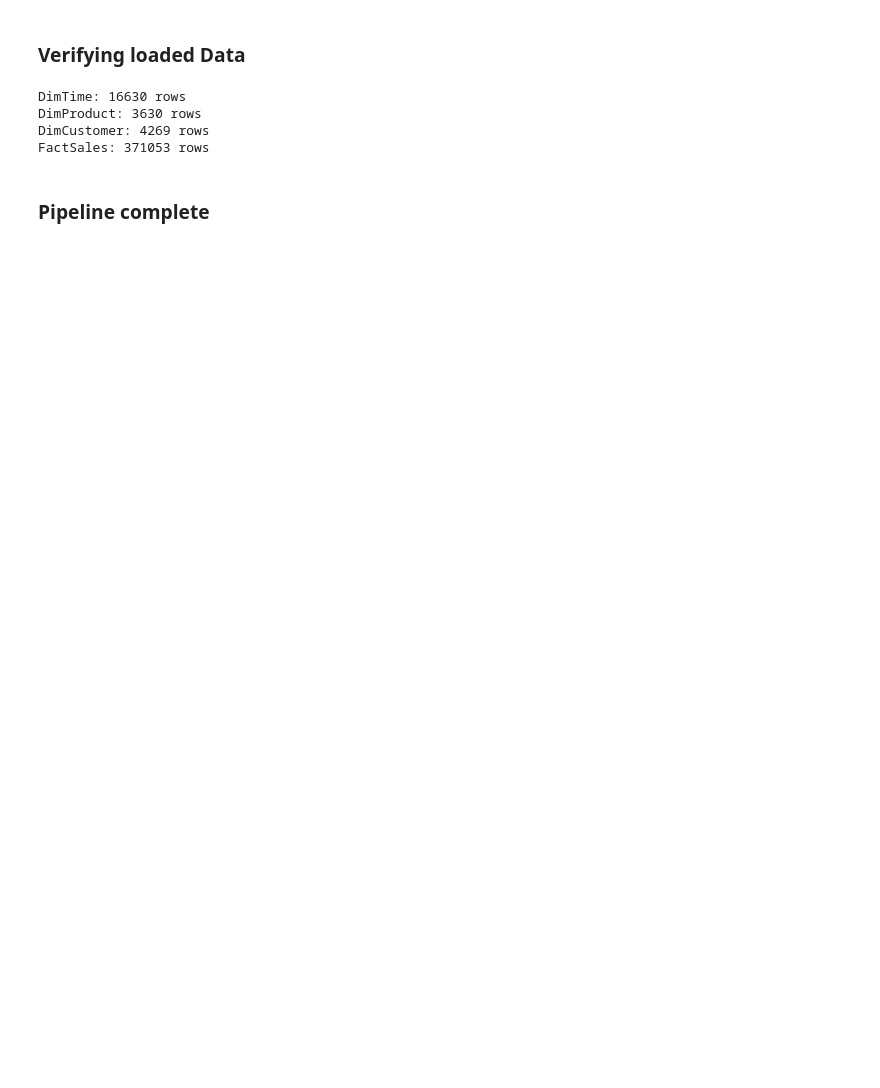
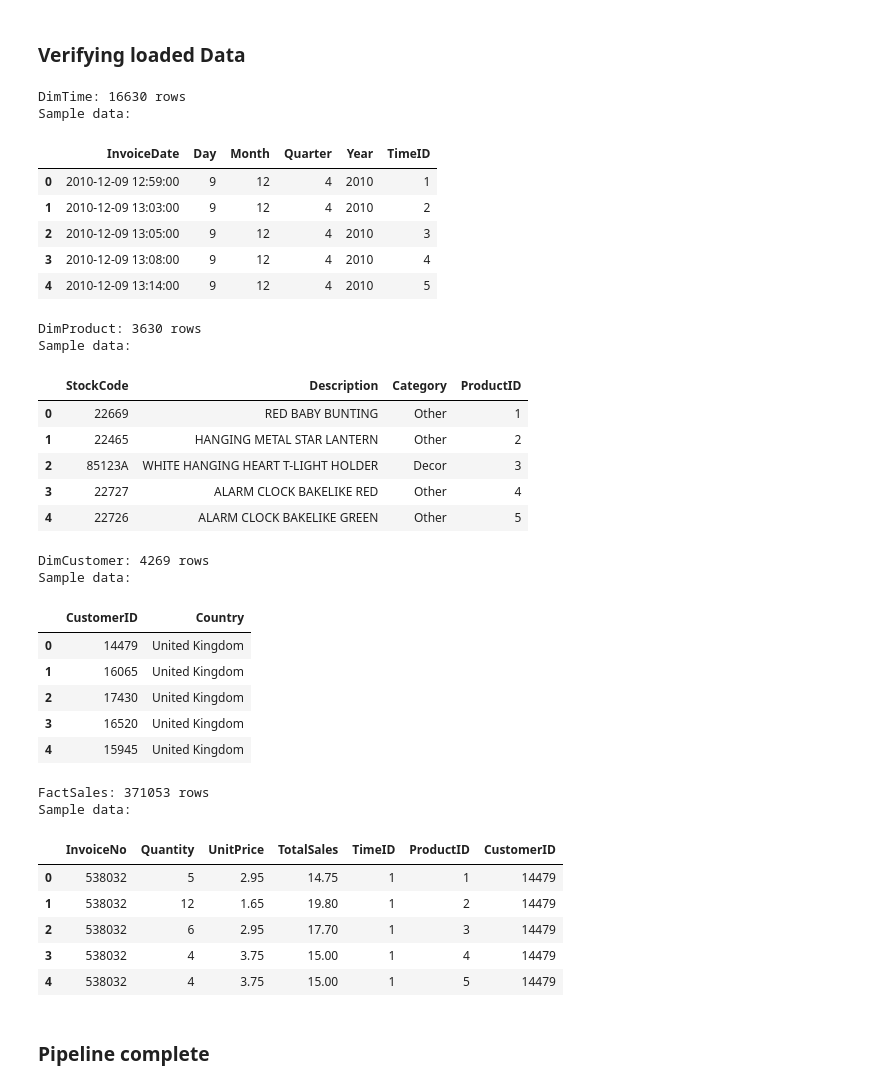
Before and after one commit to TanveerD1/DSA_2040_Practical_Exam_Tanveer_752, a Jupyter notebook: Data_Warehousing/2_ETL_Process/etl_retail.ipynb, the cells around one changed output. Cells and saved outputs as stored; diff of their text form; code cells hidden in the pictures; blank space fills up the shorter version.

```diff
--- a/Data_Warehousing/2_ETL_Process/etl_retail.ipynb
+++ b/Data_Warehousing/2_ETL_Process/etl_retail.ipynb
@@ -283,23 +283,58 @@ if df is not None and 'fact_sales_df' in locals():
 # %%
 if os.path.exists(DB_FILE):
     conn = sqlite3.connect(DB_FILE)
 
-    # Check table counts
+    # Check table counts and display samples
     tables = ['DimTime', 'DimProduct', 'DimCustomer', 'FactSales']
     for table in tables:
         try:
+            # Get row count
             count = pd.read_sql_query(f"SELECT COUNT(*) as count FROM {table}", conn).iloc[0]['count']
-            print(f"{table}: {count} rows")
+            print(f"\n{table}: {count} rows")
+
+            # Display first 5 rows
+            sample = pd.read_sql_query(f"SELECT * FROM {table} LIMIT 5", conn)
+            print(f"Sample data:")
+            display(sample)
+
         except Exception as e:
             print(f"{table}: Error - {e}")
 
     conn.close()
 else:
     print("Database file not found.")
 # %% [output]
 DimTime: 16630 rows
-DimProduct: 3630 rows
-DimCustomer: 4269 rows
-FactSales: 371053 rows
+Sample data:
+|  | InvoiceDate | Day | Month | Quarter | Year | TimeID |
+| 0 | 2010-12-09 12:59:00 | 9 | 12 | 4 | 2010 | 1 |
+| 1 | 2010-12-09 13:03:00 | 9 | 12 | 4 | 2010 | 2 |
+| 2 | 2010-12-09 13:05:00 | 9 | 12 | 4 | 2010 | 3 |
+| 3 | 2010-12-09 13:08:00 | 9 | 12 | 4 | 2010 | 4 |
+| 4 | 2010-12-09 13:14:00 | 9 | 12 | 4 | 2010 | 5 |
+DimProduct: 3630 rows
+Sample data:
+|  | StockCode | Description | Category | ProductID |
+| 0 | 22669 | RED BABY BUNTING | Other | 1 |
+| 1 | 22465 | HANGING METAL STAR LANTERN | Other | 2 |
+| 2 | 85123A | WHITE HANGING HEART T-LIGHT HOLDER | Decor | 3 |
+| 3 | 22727 | ALARM CLOCK BAKELIKE RED | Other | 4 |
+| 4 | 22726 | ALARM CLOCK BAKELIKE GREEN | Other | 5 |
+DimCustomer: 4269 rows
+Sample data:
+|  | CustomerID | Country |
+| 0 | 14479 | United Kingdom |
+| 1 | 16065 | United Kingdom |
+| 2 | 17430 | United Kingdom |
+| 3 | 16520 | United Kingdom |
+| 4 | 15945 | United Kingdom |
+FactSales: 371053 rows
+Sample data:
+|  | InvoiceNo | Quantity | UnitPrice | TotalSales | TimeID | ProductID | CustomerID |
+| 0 | 538032 | 5 | 2.95 | 14.75 | 1 | 1 | 14479 |
+| 1 | 538032 | 12 | 1.65 | 19.80 | 1 | 2 | 14479 |
+| 2 | 538032 | 6 | 2.95 | 17.70 | 1 | 3 | 14479 |
+| 3 | 538032 | 4 | 3.75 | 15.00 | 1 | 4 | 14479 |
+| 4 | 538032 | 4 | 3.75 | 15.00 | 1 | 5 | 14479 |
 # %% [markdown]
 ### Pipeline complete
```
Also changed, not shown: parts of 7 cells of this notebook, 1 other file.
